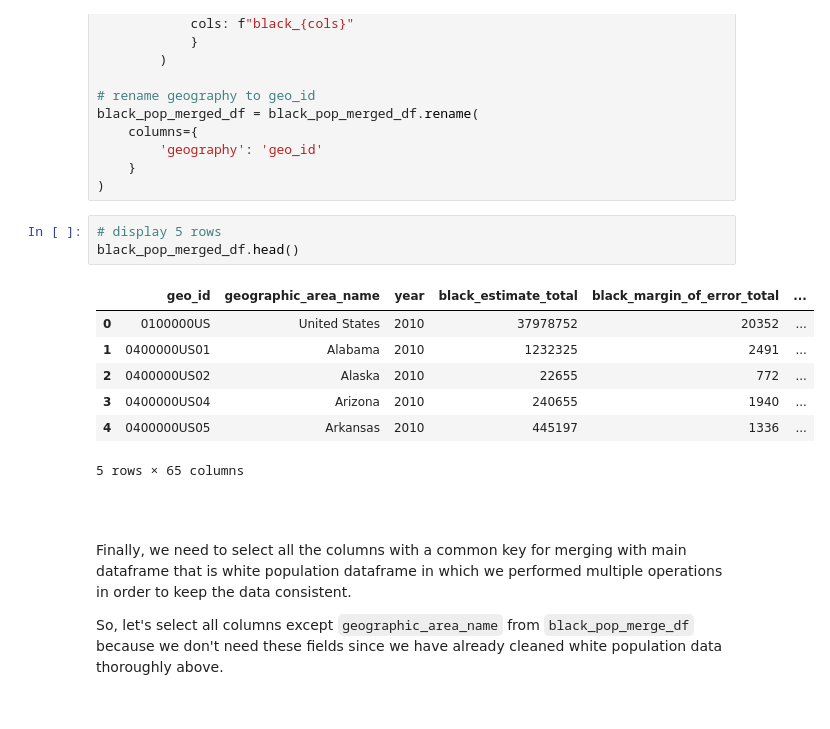
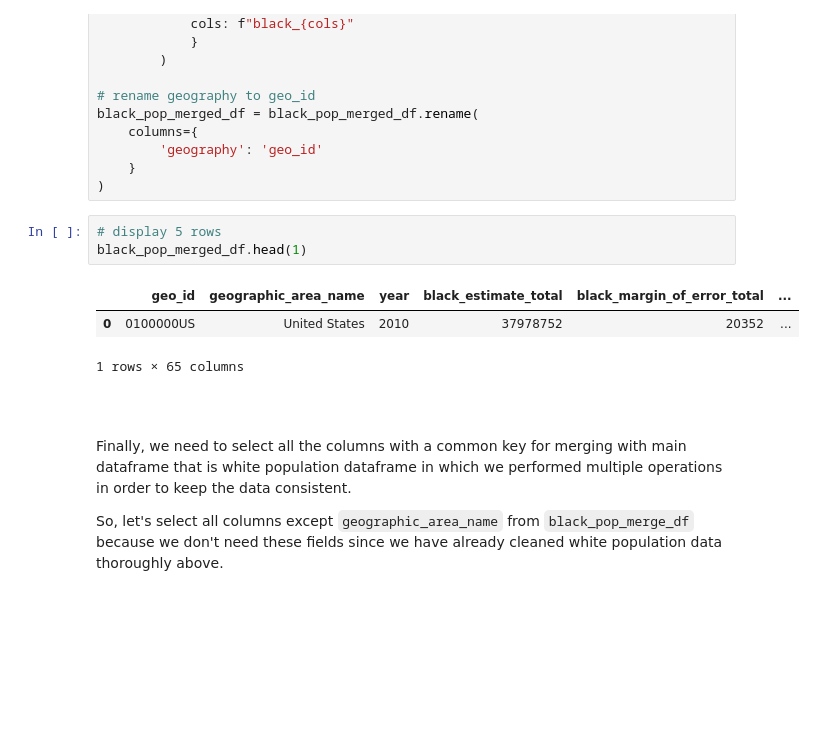
Before and after one commit to satyndragautam/plotly-dash-app, a Jupyter notebook: notebook/USA_population_data.ipynb, the cells around one changed output. Saved outputs shown, nothing was run; the diff lists cells and outputs as text; blank space fills up the shorter version.

```diff
--- a/notebook/USA_population_data.ipynb
+++ b/notebook/USA_population_data.ipynb
@@ -1267,15 +1221,11 @@ black_pop_merged_df = black_pop_merged_df.rename(
 )
 # %%
 # display 5 rows
-black_pop_merged_df.head()
+black_pop_merged_df.head(1)
 # %% [output]
 |  | geo_id | geographic_area_name | year | black_estimate_total | black_margin_of_error_total | ... |
 | 0 | 0100000US | United States | 2010 | 37978752 | 20352 | ... |
-| 1 | 0400000US01 | Alabama | 2010 | 1232325 | 2491 | ... |
-| 2 | 0400000US02 | Alaska | 2010 | 22655 | 772 | ... |
-| 3 | 0400000US04 | Arizona | 2010 | 240655 | 1940 | ... |
-| 4 | 0400000US05 | Arkansas | 2010 | 445197 | 1336 | ... |
-5 rows × 65 columns
+1 rows × 65 columns
 # %% [markdown]
 <br>
 <br>
```
Also changed, not shown: parts of 29 cells of this notebook, 1 other file.
